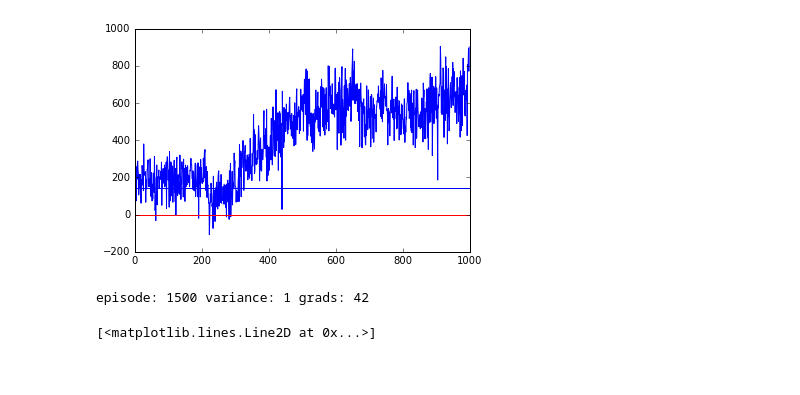
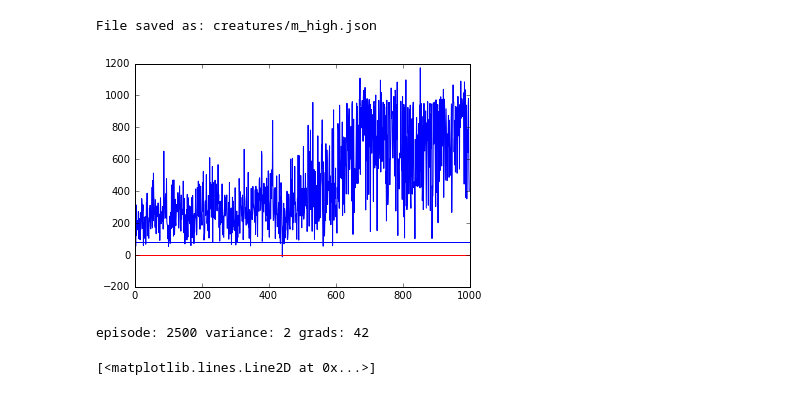
Before and after one commit to JonComo/stumbly, a Jupyter notebook: stumbly_policy.ipynb, the cells around one changed output. Cells and saved outputs as stored; diff of their text form; code cells hidden in the pictures.

Commit message:
more creatures

```diff
--- a/stumbly_policy.ipynb
+++ b/stumbly_policy.ipynb
@@ -10,8 +10,10 @@ from Box2D.b2 import pi
 # hit 's' to save while editing to model.json
 
 editor = Editor()
-editor.load('creatures/pole.json')
+editor.load('creatures/m_high.json')
 editor.run()
+# %% [output]
+File saved as: creatures/m_high.json
 # %%
 %matplotlib inline
 from matplotlib import pyplot as plt
@@ -34,7 +36,7 @@ from time import sleep
 # if the average reward at the end of an episode is positive, we want the agent to act more like it did
 # if the reward was negative we want it to act less like it did that episode
 
-FILE = 'creatures/bisected.json'
+FILE = 'creatures/drag.json'
 
 # Physics engine and window
 LOWER_LIM = -.1 * np.pi
@@ -106,7 +108,7 @@ total_r = 0.0
 episode = 0
 
 learning_rate = .02
-variance = 1 # increase or decrease deviation from means output by nn
+variance = 2 # increase or decrease deviation from means output by nn
 scale = 0.05
 
 hdim = 16
@@ -257,40 +259,41 @@ while running:
         # reward
         #reward = np.average([engine.to_screen(b.position)[0]/engine.width - .5 for b in engine.world.bodies])
         reward = (end_p[0] - start_p[0])
+        #reward += _p[1] - end_p[1]
         #reward = 1 if end_p[0] > start_p[0] else 0
         #reward = 1.0 - np.average([engine.to_screen(b.position)[1]/engine.height for b in engine.world.bodies])
 
         total_r += reward
 
         if end_p[0] > engine.width-100:
             set_position((engine.width/2-400, end_p[1]))
 
         # grad
         if episode > exploration_length:
             delta = (torques - z2) / variance
             g2 = np.multiply(h1.T, delta)
             dh1 = W2.dot(delta.T).T
             dz1 = np.multiply(dh1, act_p(z1))
             g1 = np.multiply(x.T, dz1)
 
             grad = {'g1': g1, 'g2': g2}
             grads += [grad]
 
         if t > TIMESTEPS:
             reset = True
             engine.render()
 
         if not speedup:
             engine.render()
             engine.clock_tick()
 
         # prepare for next rounds
         t += 1
 
 engine.close()
 # %% [output]
-[figure, old version]
+[figure, new version]
-episode: 1500 variance: 1 grads: 42
+episode: 2500 variance: 2 grads: 42
 # %%
 X = np.linspace(-4, 4, 100)
 plt.plot(X, np.tanh(X))
```
Also changed, not shown: 5 other files.
